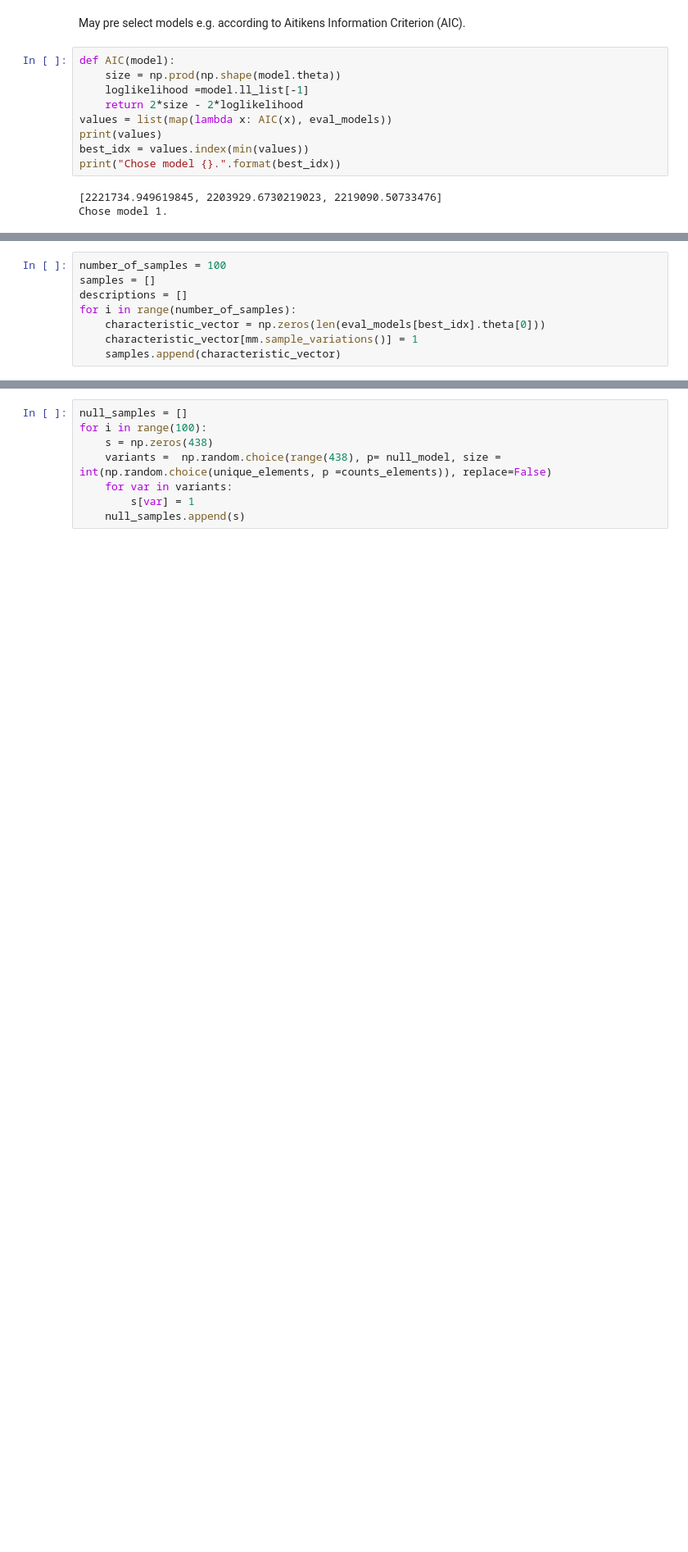
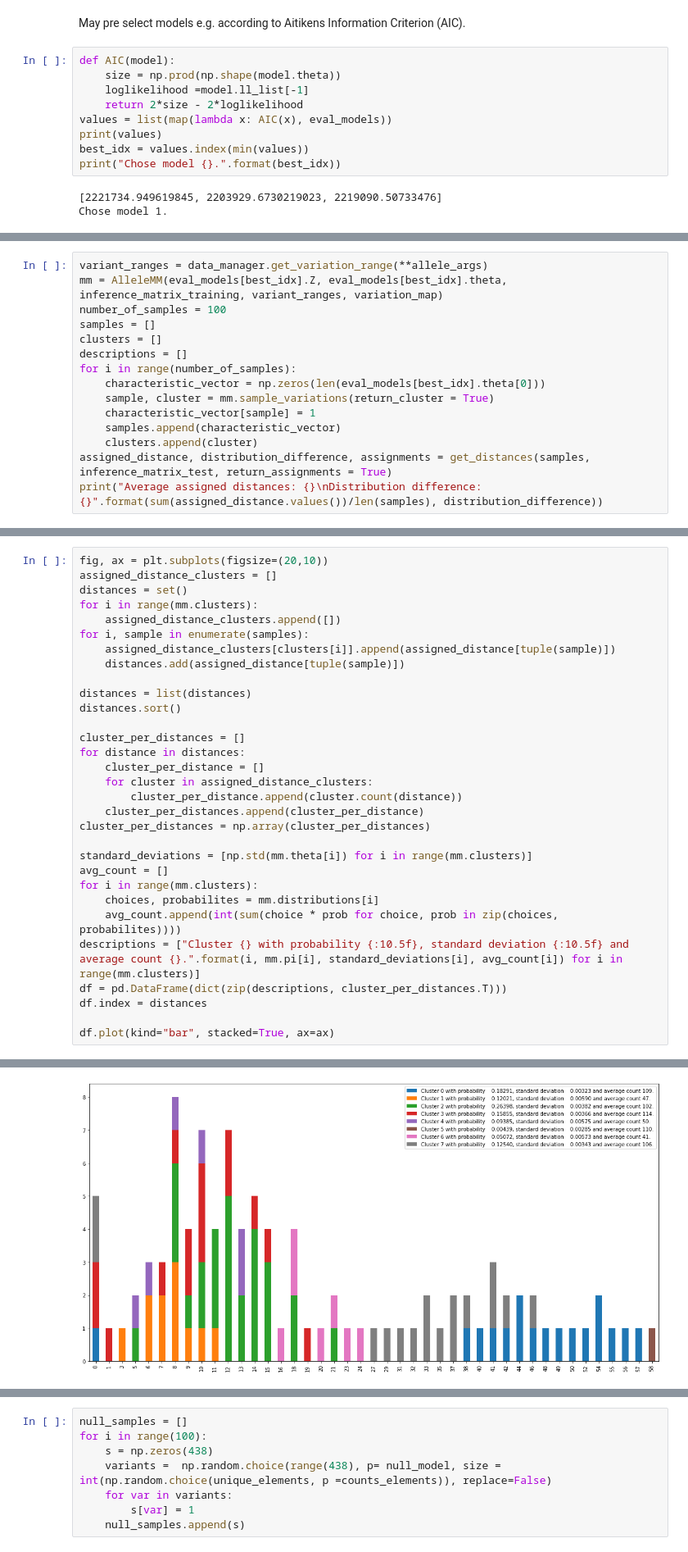
Before and after one commit to manuelgloeckler/sequence_bioinfo, a Jupyter notebook: project/Gentype Evaluation.ipynb, the cells around one changed output, grey strips where cells are left out. Shown at 82% size. Saved outputs shown, nothing was run; the diff lists cells and outputs as text; blank space fills up the shorter version.

```diff
--- a/project/Gentype Evaluation.ipynb
+++ b/project/Gentype Evaluation.ipynb
@@ -159,8 +176,15 @@ We can compare the samples to the respective cluster. Here the choice of cluster
 # %%
+variant_ranges = data_manager.get_variation_range(**allele_args)
+mm = AlleleMM(eval_models[best_idx].Z, eval_models[best_idx].theta, inference_matrix_training, variant_ranges, variation_map)
 number_of_samples = 100
 samples = []
+clusters = []
 descriptions = []
 for i in range(number_of_samples):
     characteristic_vector = np.zeros(len(eval_models[best_idx].theta[0]))
-    characteristic_vector[mm.sample_variations()] = 1
+    sample, cluster = mm.sample_variations(return_cluster = True)
+    characteristic_vector[sample] = 1
     samples.append(characteristic_vector)
+    clusters.append(cluster)
+assigned_distance, distribution_difference, assignments = get_distances(samples, inference_matrix_test, return_assignments = True)
+print("Average assigned distances: {}\nDistribution difference: {}".format(sum(assigned_distance.values())/len(samples), distribution_difference))
@@ -175,0 +193,32 @@ null_model.shape
+# %%
+fig, ax = plt.subplots(figsize=(20,10))
+assigned_distance_clusters = []
+distances = set()
+for i in range(mm.clusters):
+    assigned_distance_clusters.append([])
+for i, sample in enumerate(samples):
+    assigned_distance_clusters[clusters[i]].append(assigned_distance[tuple(sample)])
+    distances.add(assigned_distance[tuple(sample)])
+
+distances = list(distances)
+distances.sort()
+
+cluster_per_distances = []
+for distance in distances:
+    cluster_per_distance = []
+    for cluster in assigned_distance_clusters:
+        cluster_per_distance.append(cluster.count(distance))
+    cluster_per_distances.append(cluster_per_distance)
+cluster_per_distances = np.array(cluster_per_distances)
+
+standard_deviations = [np.std(mm.theta[i]) for i in range(mm.clusters)]
+avg_count = []
+for i in range(mm.clusters):
+    choices, probabilites = mm.distributions[i]
+    avg_count.append(int(sum(choice * prob for choice, prob in zip(choices, probabilites))))
+descriptions = ["Cluster {} with probability {:10.5f}, standard deviation {:10.5f} and average count {}.".format(i, mm.pi[i], standard_deviations[i], avg_count[i]) for i in range(mm.clusters)]
+df = pd.DataFrame(dict(zip(descriptions, cluster_per_distances.T)))
+df.index = distances
+
+df.plot(kind="bar", stacked=True, ax=ax)
+# %% [output]
@@ -175,0 +228 @@ null_model.shape
+[figure, added]
```
Also changed, not shown: parts of 37 cells of this notebook, 3 other files.
